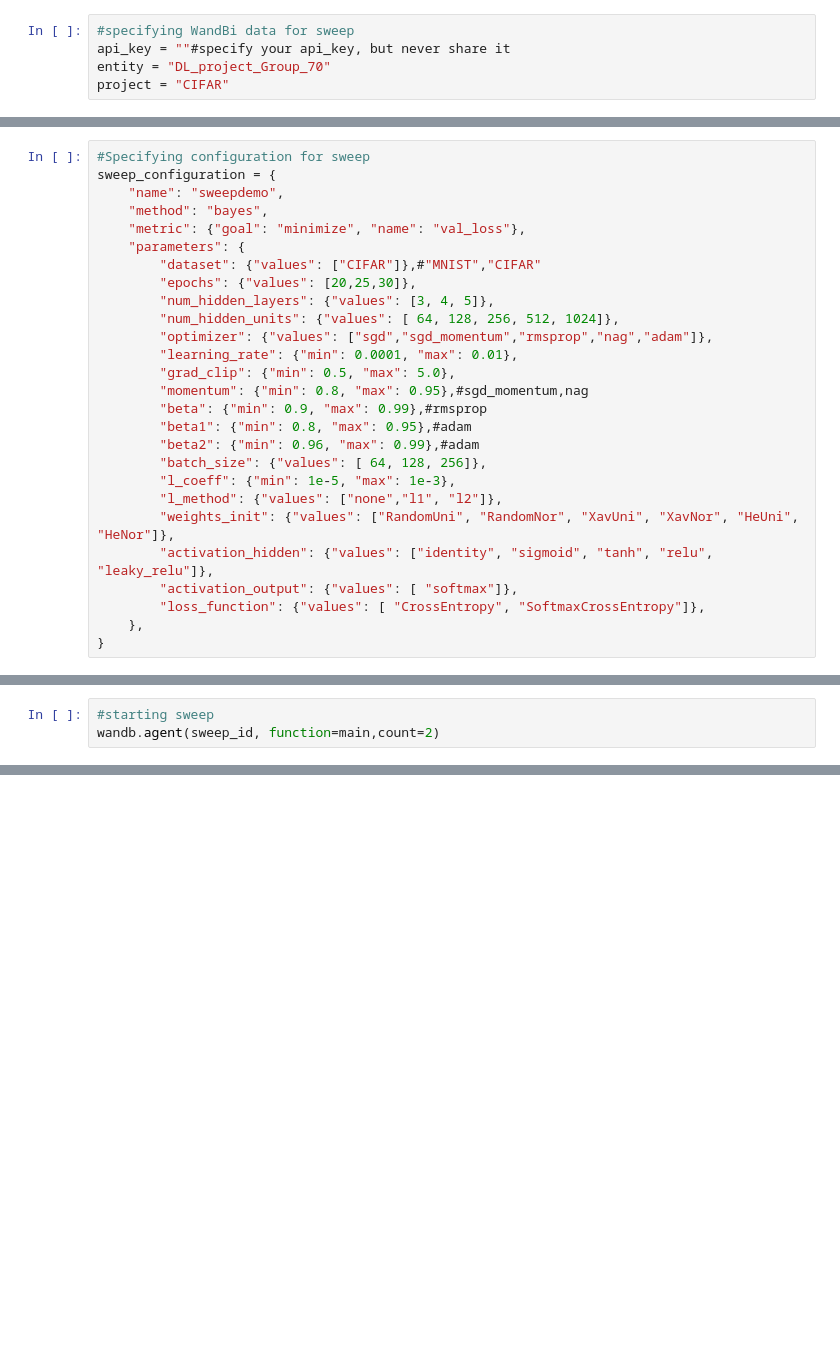
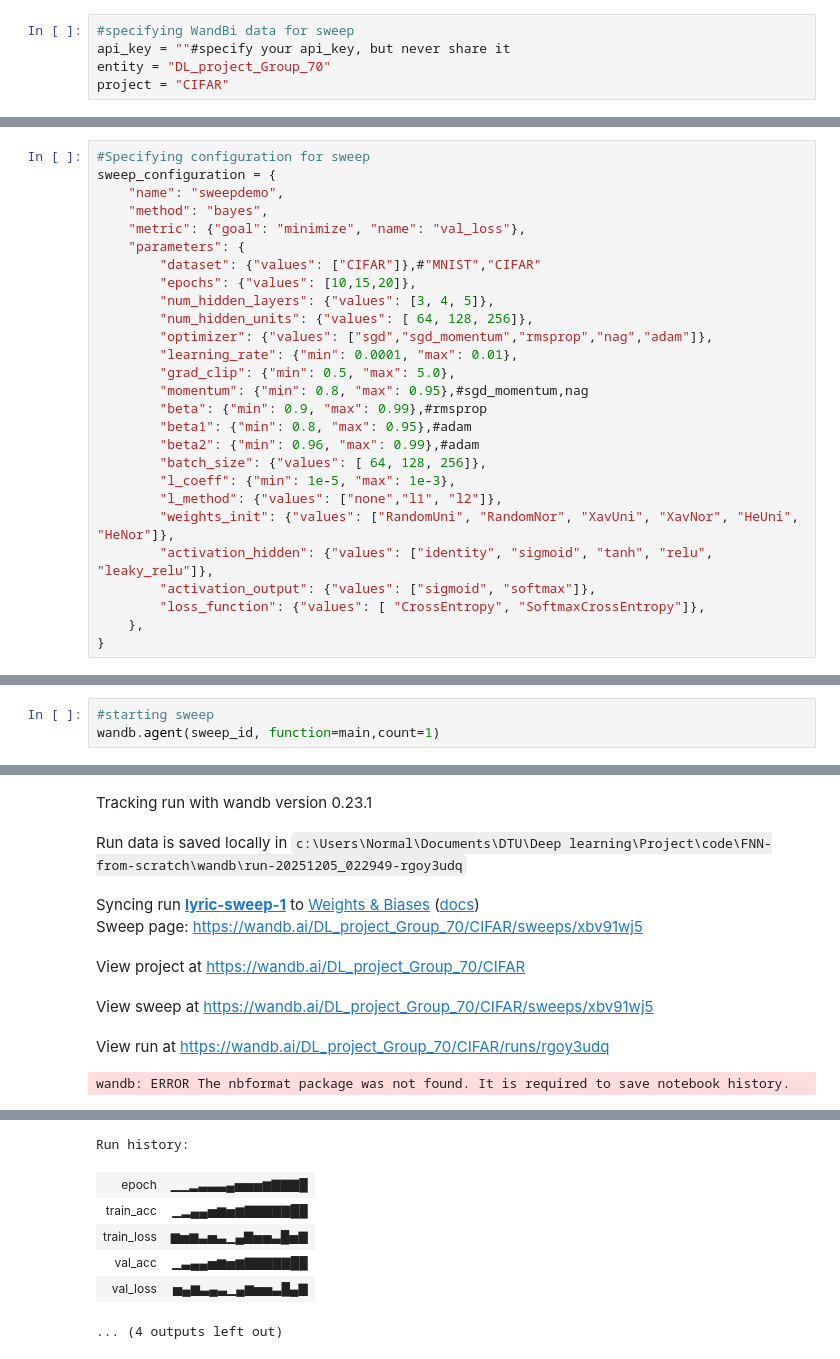
Before and after one commit to InfiniteLobster/FNN-from-scratch, a Jupyter notebook: SweepExample.ipynb, the cells around one changed output, grey strips where cells are left out. Drawn from its saved outputs; the diff is of its cells as text; blank space fills up the shorter version.

```diff
--- a/SweepExample.ipynb
+++ b/SweepExample.ipynb
@@ -30,9 +33,9 @@ sweep_configuration = {
     "metric": {"goal": "minimize", "name": "val_loss"},
     "parameters": {
         "dataset": {"values": ["CIFAR"]},#"MNIST","CIFAR"
-        "epochs": {"values": [20,25,30]},
+        "epochs": {"values": [10,15,20]},
         "num_hidden_layers": {"values": [3, 4, 5]},
-        "num_hidden_units": {"values": [ 64, 128, 256, 512, 1024]},
+        "num_hidden_units": {"values": [ 64, 128, 256]},
         "optimizer": {"values": ["sgd","sgd_momentum","rmsprop","nag","adam"]},
         "learning_rate": {"min": 0.0001, "max": 0.01},
         "grad_clip": {"min": 0.5, "max": 5.0},
@@ -45,7 +48,7 @@ sweep_configuration = {
         "l_method": {"values": ["none","l1", "l2"]},
         "weights_init": {"values": ["RandomUni", "RandomNor", "XavUni", "XavNor", "HeUni", "HeNor"]},
         "activation_hidden": {"values": ["identity", "sigmoid", "tanh", "relu", "leaky_relu"]},
-        "activation_output": {"values": [ "softmax"]},
+        "activation_output": {"values": ["sigmoid", "softmax"]},
         "loss_function": {"values": [ "CrossEntropy", "SoftmaxCrossEntropy"]},
     },
 }
@@ -55,3 +61,4 @@ sweep_id = wandb.sweep(sweep=sweep_configuration, project = project)
 # %%
 #starting sweep
-wandb.agent(sweep_id, function=main,count=2)
+wandb.agent(sweep_id, function=main,count=1)
+# %% [output]
@@ -57,0 +85,8 @@ wandb.agent(sweep_id, function=main,count=2)
+Tracking run with wandb version 0.23.1
+Run data is saved locally in c:\Users\Normal\Documents\DTU\Deep learning\Project\code\FNN-from-scratch\wandb\run-20251205_022949-rgoy3udq
+Syncing run lyric-sweep-1 to Weights & Biases (docs)
+Sweep page: https://wandb.ai/DL_project_Group_70/CIFAR/sweeps/xbv91wj5
+View project at https://wandb.ai/DL_project_Group_70/CIFAR
+View sweep at https://wandb.ai/DL_project_Group_70/CIFAR/sweeps/xbv91wj5
+View run at https://wandb.ai/DL_project_Group_70/CIFAR/runs/rgoy3udq
+wandb: ERROR The nbformat package was not found. It is required to save notebook history.
@@ -57,0 +94,7 @@ wandb.agent(sweep_id, function=main,count=2)
+Run history:
+| epoch | ▁▁▂▃▃▃▄▅▅▅▆▇▇▇█ |
+| train_acc | ▁▂▄▄▅▆▅▆▇▇▇▇▇██ |
+| train_loss | ▆▅▆▃▅▃▁▄▇▅▅▃█▅▇ |
+| val_acc | ▁▃▄▄▅▆▅▆▇▇▇▇▇██ |
+| val_loss | ▅▄▆▃▄▃▁▄▆▅▅▃█▄▇ |
+... (4 outputs left out)
```
Also changed, not shown: parts of 3 cells of this notebook, 2 other files.
